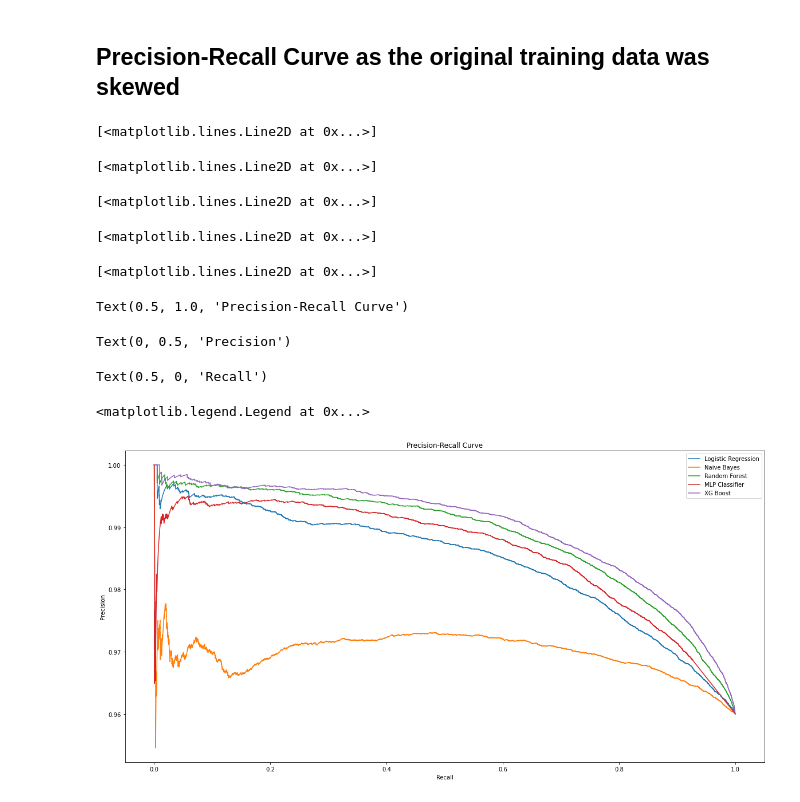
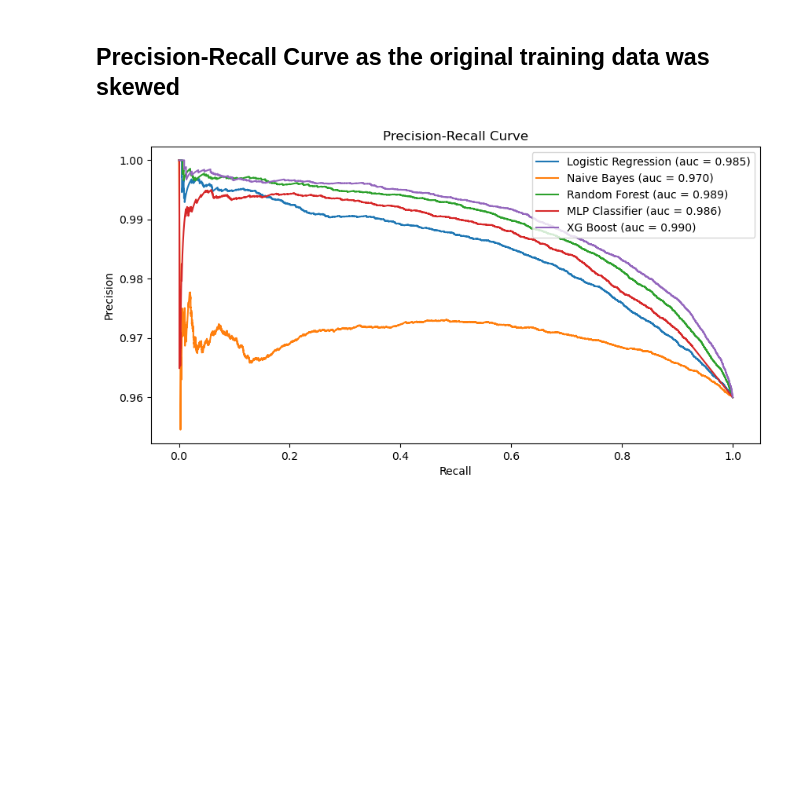
Before and after one commit to vinitmishra86/BiNit, a Jupyter notebook: BRFSS _ML_Final.ipynb, the cells around one changed output. Saved outputs shown, nothing was run; the diff lists cells and outputs as text; code cells hidden in the pictures; blank space fills up the shorter version.

```diff
--- a/BRFSS _ML_Final.ipynb
+++ b/BRFSS _ML_Final.ipynb
@@ -671,38 +671,35 @@ plt.show();
 ## Precision-Recall Curve as the original training data was skewed
 # %%
 from sklearn.metrics import precision_recall_curve
-#calculate precision and recall
+#calculating precision and recall
 precision_log, recall_log, thresholds_log = precision_recall_curve(y_test_bi, y_score_log)
+log_prauc = auc(recall_log, precision_log)
 
 precision_nb, recall_nb, thresholds_nb = precision_recall_curve(y_test_bi, y_score_nb)
+nb_prauc = auc(recall_nb, precision_nb)
 
 precision_rf, recall_rf, thresholds_rf = precision_recall_curve(y_test_bi, y_score_rf)
+rf_prauc = auc(recall_rf, precision_rf)
 
 precision_mlp, recall_mlp, thresholds_mlp = precision_recall_curve(y_test_bi, y_score_mlp)
+mlp_prauc = auc(recall_mlp, precision_mlp)
 
 precision_xgb, recall_xgb, thresholds_xgb = precision_recall_curve(y_test_bi, y_score_xgb)
+xgb_prauc = auc(recall_xgb, precision_xgb)
 #create precision recall curve
-fig, ax = plt.subplots()
-ax.plot(recall_log, precision_log,label='Logistic Regression')
-ax.plot(recall_nb, precision_nb,label='Naive Bayes')
-ax.plot(recall_rf, precision_rf,label='Random Forest')
-ax.plot(recall_mlp, precision_mlp,label='MLP Classifier')
-ax.plot(recall_xgb, precision_xgb,label='XG Boost')
+#fig, ax = plt.subplots()
+plt.figure(figsize = (10, 5), dpi = 100)
+plt.plot(recall_log, precision_log,label='Logistic Regression (auc = %0.3f)' % log_prauc)
+plt.plot(recall_nb, precision_nb,label='Naive Bayes (auc = %0.3f)' % nb_prauc)
+plt.plot(recall_rf, precision_rf,label='Random Forest (auc = %0.3f)' % rf_prauc)
+plt.plot(recall_mlp, precision_mlp,label='MLP Classifier (auc = %0.3f)' % mlp_prauc)
+plt.plot(recall_xgb, precision_xgb,label='XG Boost (auc = %0.3f)' % xgb_prauc)
 #add axis labels to plot
-ax.set_title('Precision-Recall Curve')
-ax.set_ylabel('Precision')
-ax.set_xlabel('Recall')
+plt.title('Precision-Recall Curve')
+plt.ylabel('Precision')
+plt.xlabel('Recall')
 plt.legend(loc='upper right')
 #display plot
-plt.show()
+plt.show();
 # %% [output]
-[<matplotlib.lines.Line2D at 0x...>]
-[<matplotlib.lines.Line2D at 0x...>]
-[<matplotlib.lines.Line2D at 0x...>]
-[<matplotlib.lines.Line2D at 0x...>]
-[<matplotlib.lines.Line2D at 0x...>]
-Text(0.5, 1.0, 'Precision-Recall Curve')
-Text(0, 0.5, 'Precision')
-Text(0.5, 0, 'Recall')
-<matplotlib.legend.Legend at 0x...>
-[figure, old version]
+[figure, new version]
```
Also changed, not shown: parts of 31 cells of this notebook.
